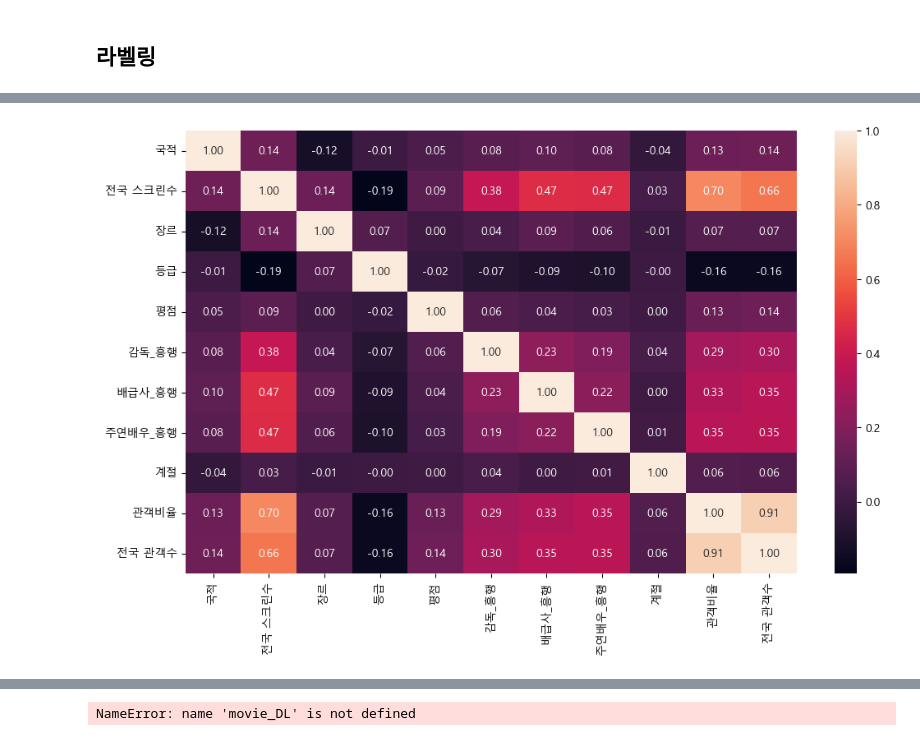
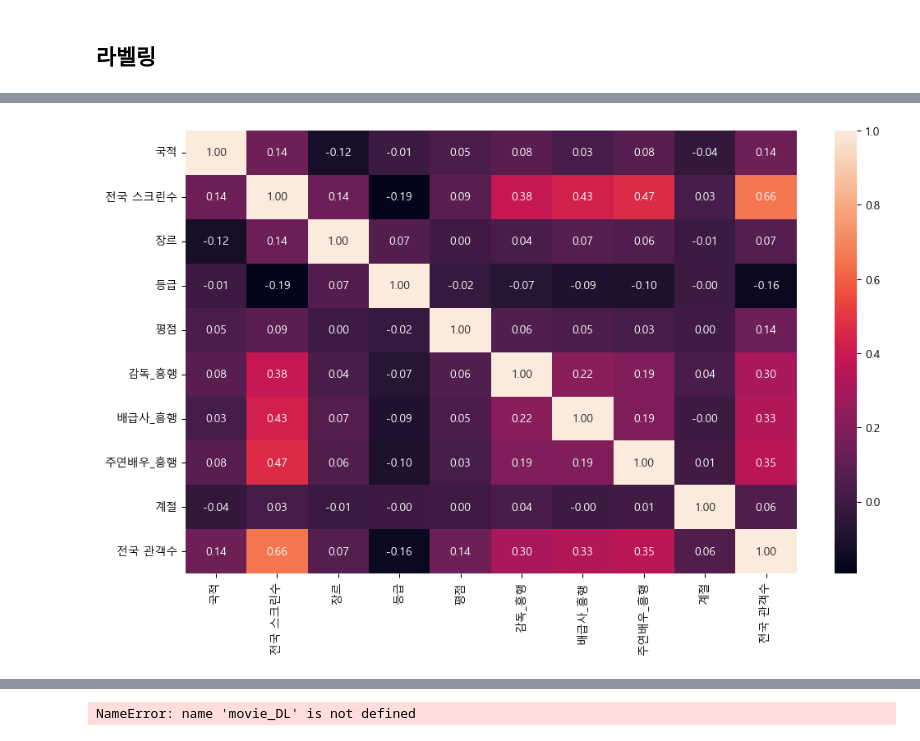
Before and after one commit to Play-Web-miniProject/MovieDL, a Jupyter notebook: main/230329_ver01.ipynb, the cells around one changed output, grey strips where cells are left out. Drawn from its saved outputs; the diff is of its cells as text; code cells hidden in the pictures.

```diff
--- a/main/230329_ver01.ipynb
+++ b/main/230329_ver01.ipynb
@@ -501 +544,3 @@ See the caveats in the documentation: https://pandas.pydata.org/pandas-docs/stab
 4148 rows × 16 columns
+# %%
+for idx, row in movie_total_people.iterrows():
@@ -502,6 +549,9 @@ See the caveats in the documentation: https://pandas.pydata.org/pandas-docs/stab
 # %%
 for idx, row in movie_total_people.iterrows():
-    movie_resize2['총 관객수'][movie_resize2['연도'] == idx] = row['관객수']
+    if idx == 2023 :
+        movie_resize2['총 관객수'][movie_resize2['연도'] == idx] = 112805094.0
+    else :
+        movie_resize2['총 관객수'][movie_resize2['연도'] == idx] = row['관객수']
 # %% [output]
 A value is trying to be set on a copy of a slice from a DataFrame
 
@@ -523,4 +573,4 @@ See the caveats in the documentation: https://pandas.pydata.org/pandas-docs/stab
 # %%
-# 관객 비율 구하기
-movie_resize2['관객비율'] = (movie_resize2['전국 관객수'] / movie_resize2['총 관객수'])
-# 2003 1997 총 관객수 0명 데이터 때문에 위 코드 실행
+# # 관객 비율 구하기
+# movie_resize2['관객비율'] = (movie_resize2['전국 관객수'] / movie_resize2['총 관객수'])
+# # 2003 1997 총 관객수 0명 데이터 때문에 위 코드 실행
@@ -533,3 +577,3 @@ See the caveats in the documentation: https://pandas.pydata.org/pandas-docs/stab
 # %%
-movie_resize2[movie_resize2['관객비율']==np.inf] = 0
+# movie_resize2[movie_resize2['관객비율']==np.inf] = 0
 # %% [output]
@@ -836,15 +877,15 @@ movie_DL2 = movie_labels_2023.drop(not_used, axis=1)# 2023년 test
 # %%
 # 사용하는 수치형 데이터 히트맵
 digital_cols2 = ['국적', '전국 스크린수', '장르', '등급', '평점',
-                 '감독_흥행', '배급사_흥행', '주연배우_흥행', '계절', '관객비율', '전국 관객수']
+                 '감독_흥행', '배급사_흥행', '주연배우_흥행', '계절', '전국 관객수']
 plt.rcParams['font.family'] = 'Malgun Gothic'
 
 plt.rcParams['axes.unicode_minus'] = False
 plt.figure(figsize=(12, 7))
 sns.heatmap(movie_DL[digital_cols2].corr(), annot=True, fmt='.2f')
 plt.show()
 # %% [output]
-[figure, old version]
+[figure, new version]
 # %%
 # 입력 컬럼 확인(값을 하나 빼야한다 => 전국 관객수로 쓰려고)
 len(movie_DL.columns)
```
Also changed, not shown: parts of 18 cells of this notebook, 2 other files.
